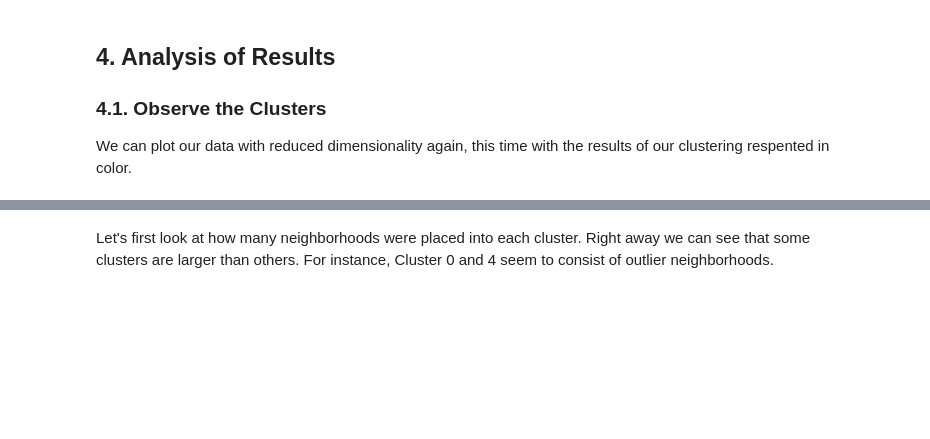
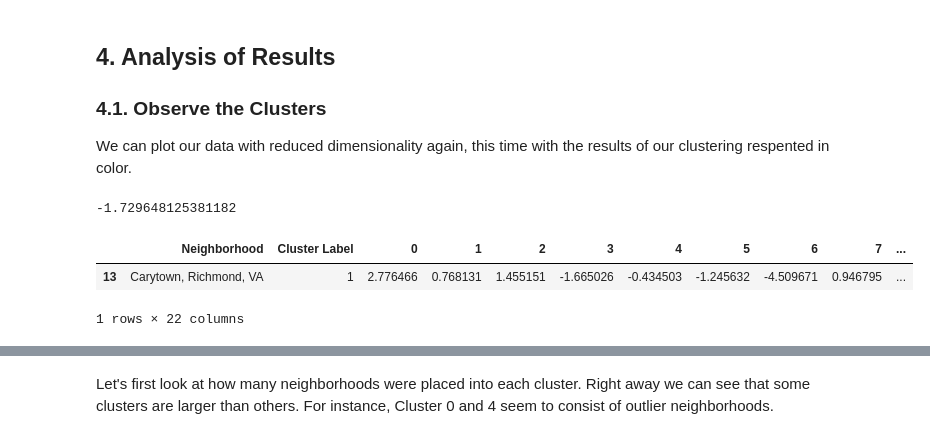
Before and after one commit to mphill82/Coursera_Capstone, a Jupyter notebook: Retail_Inference_notebook.ipynb, the cells around one changed output, grey strips where cells are left out. Drawn from its saved outputs; the diff is of its cells as text; code cells hidden in the pictures; blank space fills up the shorter version.

```diff
--- a/Retail_Inference_notebook.ipynb
+++ b/Retail_Inference_notebook.ipynb
@@ -681,11 +681,23 @@ kmeans = KMeans(init="k-means++", n_clusters=5,random_state=1)
 kmeans.fit(pca_df.iloc[:,1:4])
 # %% [output]
 KMeans(n_clusters=5, random_state=1)
+# %%
+pca_df.insert(loc=1, column='Cluster Label', value= kmeans.labels_)
 # %% [markdown]
 <a id='4'></a>
 ## 4. Analysis of Results
 <a id='4.1'></a>
 ### 4.1. Observe the Clusters
 We can plot our data with reduced dimensionality again, this time with the results of our clustering respented in color.
+# %%
+pca_df.loc[pca_df.Neighborhood=='Church Hill, Richmond, VA',2].values[0]
+# %% [output]
+-1.729648125381182
+# %%
+pca_df.loc[pca_df.Neighborhood=='Carytown, Richmond, VA']
+# %% [output]
+|  | Neighborhood | Cluster Label | 0 | 1 | 2 | 3 | 4 | 5 | 6 | 7 | ... |
+| 13 | Carytown, Richmond, VA | 1 | 2.776466 | 0.768131 | 1.455151 | -1.665026 | -0.434503 | -1.245632 | -4.509671 | 0.946795 | ... |
+1 rows × 22 columns
 # %%
 fig = go.Figure()
```
Also changed, not shown: parts of 2 cells of this notebook, 15 other files.
